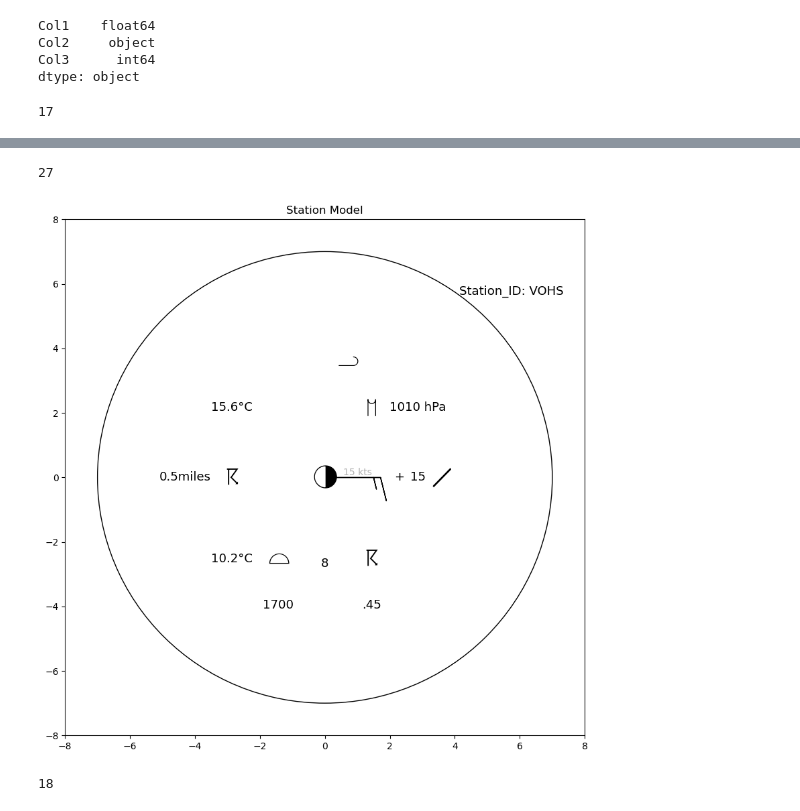
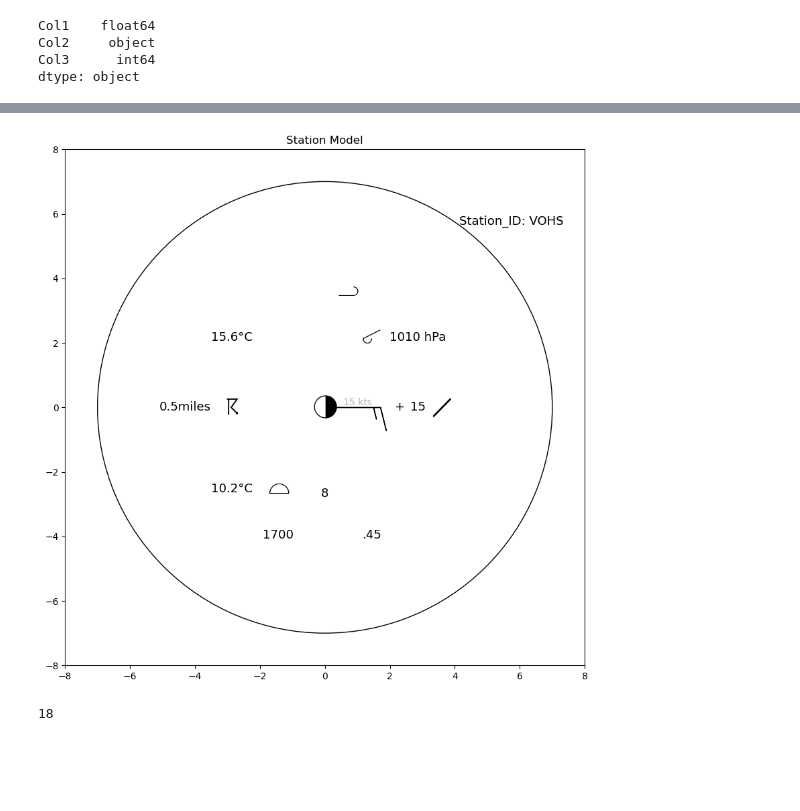
Before and after one commit to Pavan-lanka/practice_repo, a Jupyter notebook: AWS_Practice.ipynb, the cells around one changed output, grey strips where cells are left out. Saved outputs shown, nothing was run; the diff lists cells and outputs as text; code cells hidden in the pictures; blank space fills up the shorter version.

```diff
--- a/AWS_Practice.ipynb
+++ b/AWS_Practice.ipynb
@@ -539,7 +539,7 @@ sp.plot_symbol((5, 0), codes=[2], symbol_mapper=pressure_tendency, va='center',
 sp.plot_symbol((-2, -3.5), codes=[1], symbol_mapper=low_clouds, va='center', ha='center', fontsize=25)
 
 # to add mid_clouds symbol to the model
-sp.plot_symbol((2, 3), codes=[8], symbol_mapper=mid_clouds, va='center', ha='center', fontsize=25)
+sp.plot_symbol((2, 3), codes=[4], symbol_mapper=mid_clouds, va='center', ha='center', fontsize=25)
 
 # to add high_clouds symbol to the model
 sp.plot_symbol((1, 5), codes=[1], symbol_mapper=high_clouds, va='center', ha='center', fontsize=25)
@@ -548,23 +548,22 @@ sp.plot_symbol((1, 5), codes=[1], symbol_mapper=high_clouds, va='center', ha='ce
 sp.plot_symbol((-4, 0), codes = [wx_code_map['TS']], symbol_mapper=current_weather, va='center', ha='center', fontsize=25)
 
 # to add past_weather symbol to the model
-sp.plot_symbol((2, -3.5), codes=[wx_code_map['TS']], symbol_mapper=current_weather, va='center', ha='center', fontsize=25)
+sp.plot_symbol((2, -3.5), codes=[0], symbol_mapper=current_weather, va='center', ha='center', fontsize=25)
 
 # adding metpy logo at the corner
 # al = add_metpy_logo(fig=fig, x=8, y=8, zorder=5, size='small')
 
 # plt.grid()
-# plt.show()
-path = '/home/hp/PycharmProjects/station_model/'
-name = 'Station_model.jpeg'
-plt.savefig(path+name, dpi= 100)
-cv2.waitKey(5)
-print(wx_code_map['TS'])
-image = cv2.imread(path+name)
-cv2.imshow(name.rstrip('.jpeg'), image)
-k = cv2.waitKey(0) & 0xFF
-print(k)
-if k == 27:  # close on ESC key
-    cv2.destroyAllWindows()
+plt.show()
+# path = '/home/hp/PycharmProjects/station_model/'
+# name = 'Station_model.jpeg'
+# plt.savefig(path+name, dpi= 100)
+# cv2.waitKey(5)
+# print(wx_code_map['TS'])
+# image = cv2.imread(path+name)
+# cv2.imshow(name.rstrip('.jpeg'), image)
+# k = cv2.waitKey(0) & 0xFF
+# print(k)
+# if k == 27:  # close on ESC key
+#     cv2.destroyAllWindows()
 # %% [output]
-17
@@ -588,5 +570,4 @@ Cannot move to target thread (0x47f3790)
-27
-[figure, old version]
+[figure, new version]
 # %%
 import random
 parameters = {
```
Also changed, not shown: parts of 5 cells of this notebook, 3 other files.
